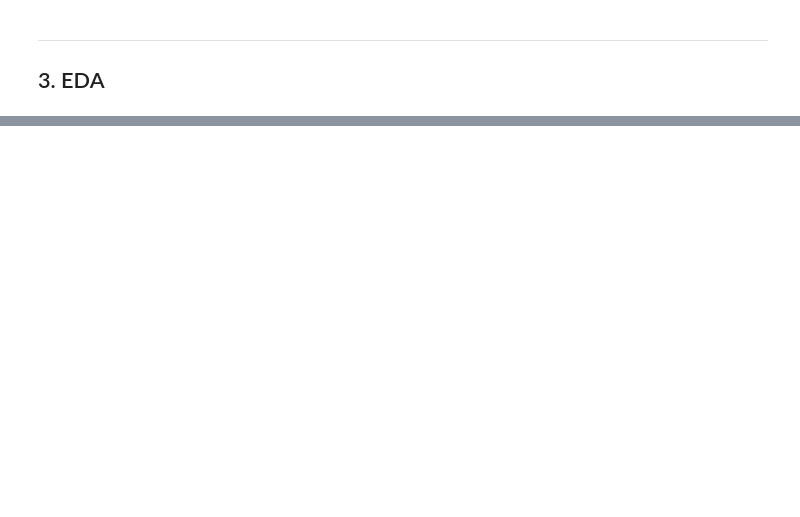
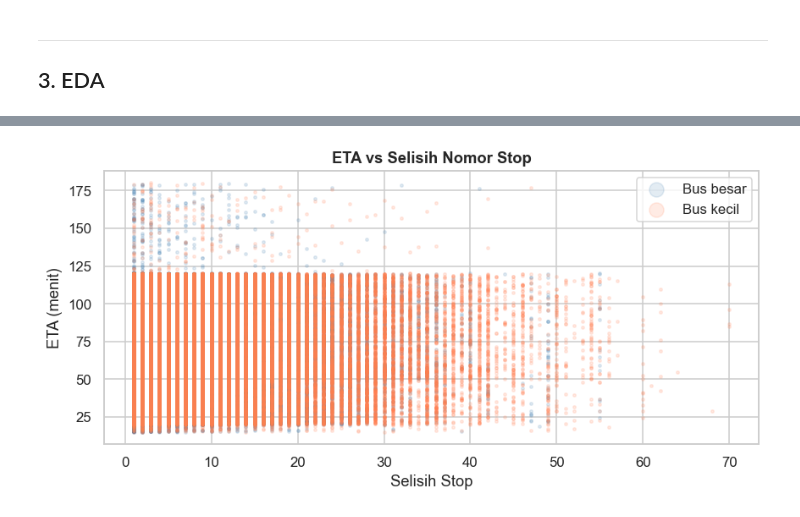
Before and after one commit to owenputra6/Transjakarta-Smart-Transit-Allocation-Prediction, a Jupyter notebook: Notebook - FeederBus allocation training/eta_prediction.ipynb, the cells around one changed output, grey strips where cells are left out. Drawn from its saved outputs; the diff is of its cells as text; code cells hidden in the pictures; blank space fills up the shorter version.

```diff
--- a/Notebook - FeederBus allocation training/eta_prediction.ipynb
+++ b/Notebook - FeederBus allocation training/eta_prediction.ipynb
@@ -253,16 +136,0 @@ plt.show()
-# %%
-# Scatter: Actual vs Predicted
-fig, axes = plt.subplots(1, 2, figsize=(13, 5))
-for ax, name, preds, color in [
-    (axes[0], 'Random Forest', y_pred_rf,  'steelblue'),
-    (axes[1], 'XGBoost',       y_pred_xgb, 'coral')
-]:
-    ax.scatter(y_test, preds, alpha=0.2, s=5, color=color)
-    lims = [0, max(y_test.max(), preds.max())]
-    ax.plot(lims, lims, 'k--', lw=1)
-    ax.set_title(f'{name} – Actual vs Predicted', fontweight='bold')
-    ax.set_xlabel('Actual ETA (menit)')
-    ax.set_ylabel('Predicted ETA (menit)')
-
-plt.tight_layout()
-plt.show()
@@ -287,15 +136,0 @@ plot_importance(xgb_model, FEATURES, 'Feature Importance – XGBoost',       'co
-# %%
-fig, axes = plt.subplots(1, 2, figsize=(13, 4))
-for ax, name, preds, color in [
-    (axes[0], 'Random Forest', y_pred_rf,  'steelblue'),
-    (axes[1], 'XGBoost',       y_pred_xgb, 'coral')
-]:
-    residuals = y_test.values - preds
-    ax.scatter(preds, residuals, alpha=0.2, s=5, color=color)
-    ax.axhline(0, color='black', lw=1, ls='--')
-    ax.set_title(f'Residuals – {name}', fontweight='bold')
-    ax.set_xlabel('Predicted ETA (menit)')
-    ax.set_ylabel('Residual (Actual - Predicted)')
-
-plt.tight_layout()
-plt.show()
@@ -383,0 +184,15 @@ print(f'Tap Out Stop  : {sample_tapOutStops}')
+# %%
+# 3.4 ETA vs stop_dist
+fig, ax = plt.subplots(figsize=(8, 4))
+for btype, color in [('besar', 'steelblue'), ('kecil', 'coral')]:
+    sub = df[df['bus_type'] == btype]
+    ax.scatter(sub['stop_dist'], sub['eta_minutes'],
+               alpha=0.15, s=5, color=color, label=f'Bus {btype}')
+ax.set_title('ETA vs Selisih Nomor Stop', fontweight='bold')
+ax.set_xlabel('Selisih Stop')
+ax.set_ylabel('ETA (menit)')
+ax.legend(markerscale=5)
+plt.tight_layout()
+plt.show()
+# %% [output]
+[figure, added]
```
Also changed, not shown: parts of 60 cells of this notebook.
